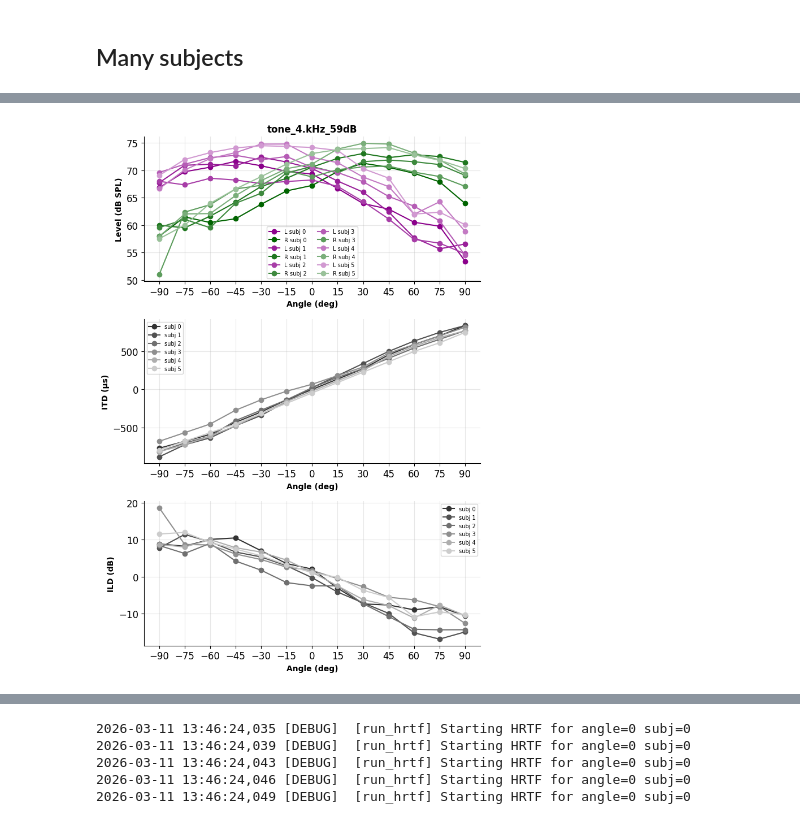
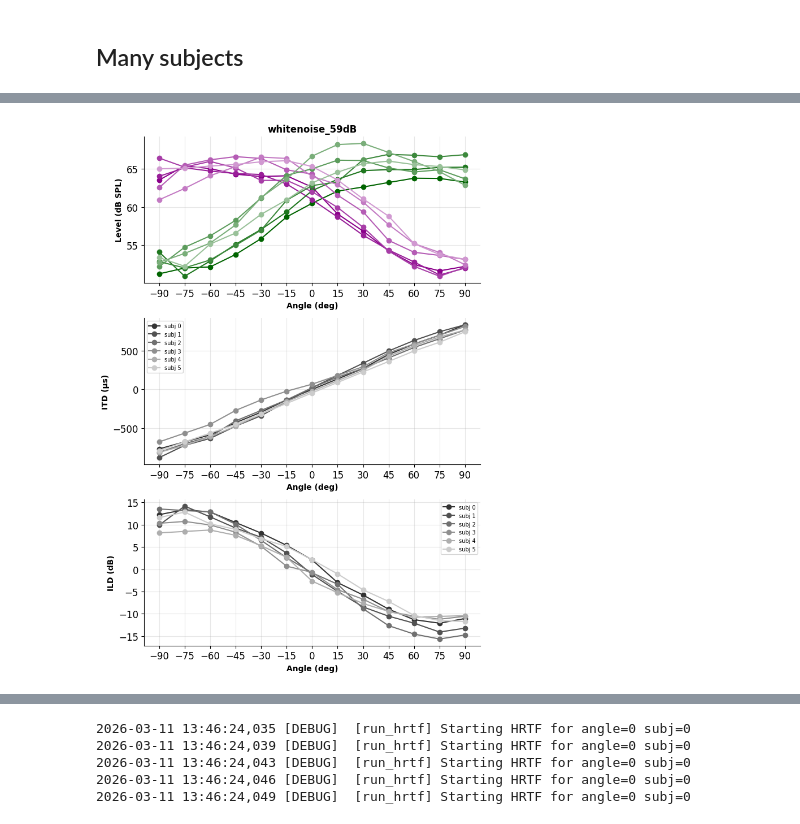
Before and after one commit to francescodesantis/sound_localization_model, a Jupyter notebook: plot/hrtf.ipynb, the cells around one changed output, grey strips where cells are left out. Saved outputs shown, nothing was run; the diff lists cells and outputs as text; code cells hidden in the pictures.

```diff
--- a/plot/hrtf.ipynb
+++ b/plot/hrtf.ipynb
@@ -17,7 +48,9 @@ from scipy.fft import rfft, irfft
 # %%
 TIME_SIMULATION = 60
 level = 60 * b2h.dB
-sound = Tone(4 * b2.kHz, duration=50 * b2.ms, level=60 * b2h.dB, ramp_ms=5, offset_silence_duration= 10 * b2.ms)
+sound = WhiteNoise(duration=50 * b2.ms, level=60 * b2h.dB, ramp_ms=5, offset_silence_duration= 10 * b2.ms)
+#Click_Train(duration=50 * b2.ms, click_duration=0.05*b2.ms, level=70 * b2h.dB, interval=5*b2.ms, offset_silence_duration= 10 * b2.ms)
+# Tone(16 * b2.kHz, duration=50 * b2.ms, level=60 * b2h.dB, ramp_ms=5, offset_silence_duration= 10 * b2.ms)
 plot_sound(sound, figsize=(10, 2))
 print(f"Original sound level: {sound.sound.level:.2f} dB")
 # %% [output]
@@ -394,7 +427,7 @@ for s_idx, subj in enumerate(subjects):
         left_ir, right_ir, sofa_fs = load_hrir(subj, ANGLE_TO_SOFA[angle])
         itd = estimate_itd_from_hrir(left_ir, right_ir, sound_fs)
         itds.append(itd * 1_000_000)
-        binaural, g = run_hrtf(sound, angle, p.cochlea[ZI_COC_KEY]['hrtf_params'])
+        binaural, g = run_hrtf(sound.sound, angle, p.cochlea[ZI_COC_KEY]['hrtf_params'])
         l_levels.append(binaural[:, 0].level)
         r_levels.append(binaural[:, 1].level)
         ild = l_levels[-1] - r_levels[-1]
@@ -416,7 +449,6 @@ ax[0].set_ylabel("Level (dB SPL)")
 ax[0].set_xlabel("Angle (deg)")
 ax[0].set_xticks(ANGLES)
 ax[0].grid(True, alpha=0.3)
-ax[0].legend(fontsize=7, ncol=2)
 
 ax[1].set_ylabel("ITD (μs)")
 ax[1].set_xlabel("Angle (deg)")
@@ -453,4 +485,4 @@ plt.show()
-[figure, old version]
+[figure, new version]
 # %%
 # --- accumulate across subjects ---
 all_l_levels = []  # shape: (n_subjects, n_angles)
```
Also changed, not shown: parts of 12 cells of this notebook.
